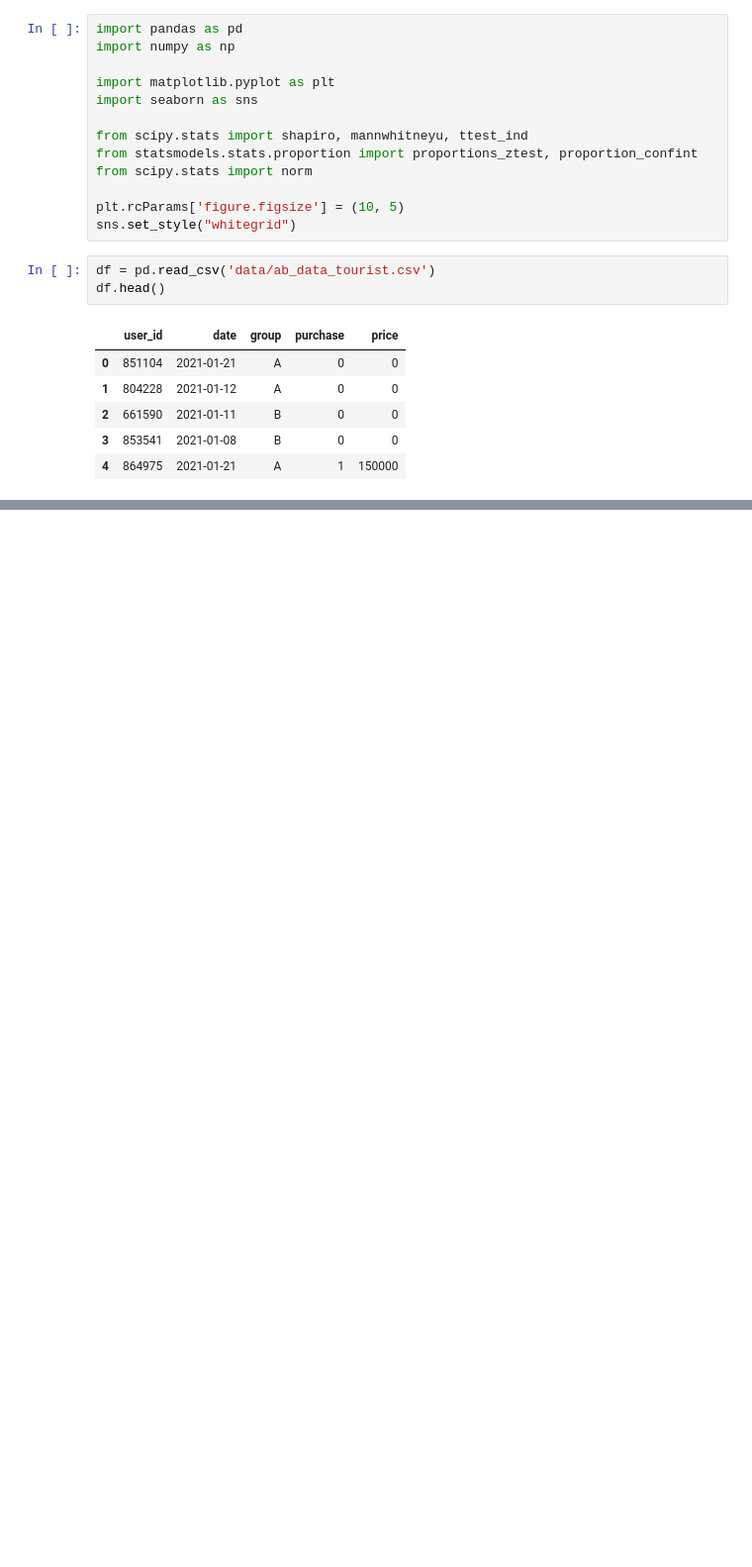
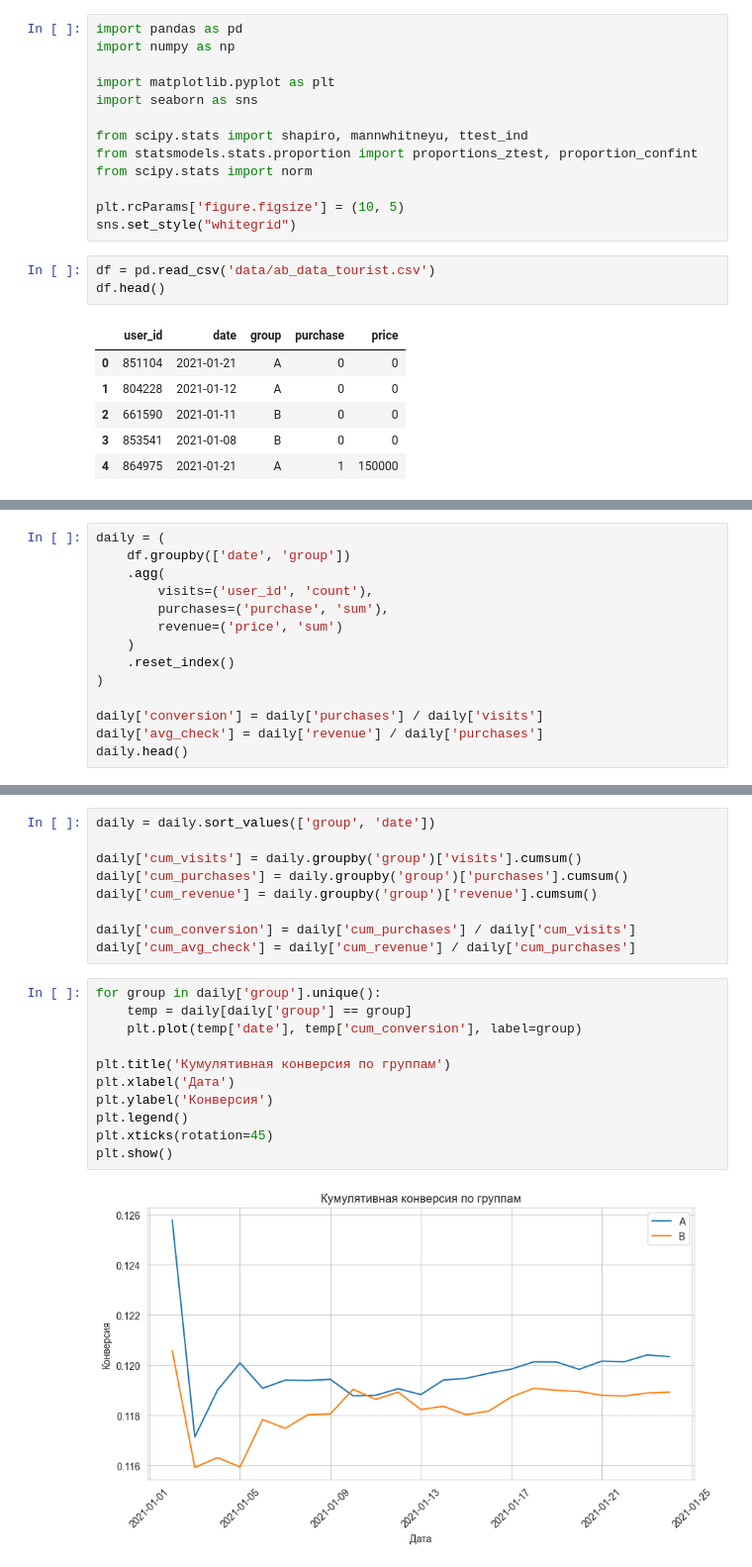
Before and after one commit to step4k777/travel-agency-ab-test, a Jupyter notebook: travel-agency-ab-test.ipynb, the cells around one changed output, grey strips where cells are left out. Shown at 99% size. Drawn from its saved outputs; the diff is of its cells as text; blank space fills up the shorter version.

```diff
--- a/travel-agency-ab-test.ipynb
+++ b/travel-agency-ab-test.ipynb
@@ -23,0 +197,14 @@ df.head()
+# %%
+daily = (
+    df.groupby(['date', 'group'])
+    .agg(
+        visits=('user_id', 'count'),
+        purchases=('purchase', 'sum'),
+        revenue=('price', 'sum')
+    )
+    .reset_index()
+)
+
+daily['conversion'] = daily['purchases'] / daily['visits']
+daily['avg_check'] = daily['revenue'] / daily['purchases']
+daily.head()
@@ -23,0 +218,22 @@ df.head()
+# %%
+daily = daily.sort_values(['group', 'date'])
+
+daily['cum_visits'] = daily.groupby('group')['visits'].cumsum()
+daily['cum_purchases'] = daily.groupby('group')['purchases'].cumsum()
+daily['cum_revenue'] = daily.groupby('group')['revenue'].cumsum()
+
+daily['cum_conversion'] = daily['cum_purchases'] / daily['cum_visits']
+daily['cum_avg_check'] = daily['cum_revenue'] / daily['cum_purchases']
+# %%
+for group in daily['group'].unique():
+    temp = daily[daily['group'] == group]
+    plt.plot(temp['date'], temp['cum_conversion'], label=group)
+
+plt.title('Кумулятивная конверсия по группам')
+plt.xlabel('Дата')
+plt.ylabel('Конверсия')
+plt.legend()
+plt.xticks(rotation=45)
+plt.show()
+# %% [output]
+[figure, added]
```
Also changed, not shown: parts of 36 cells of this notebook, 2 other files.
